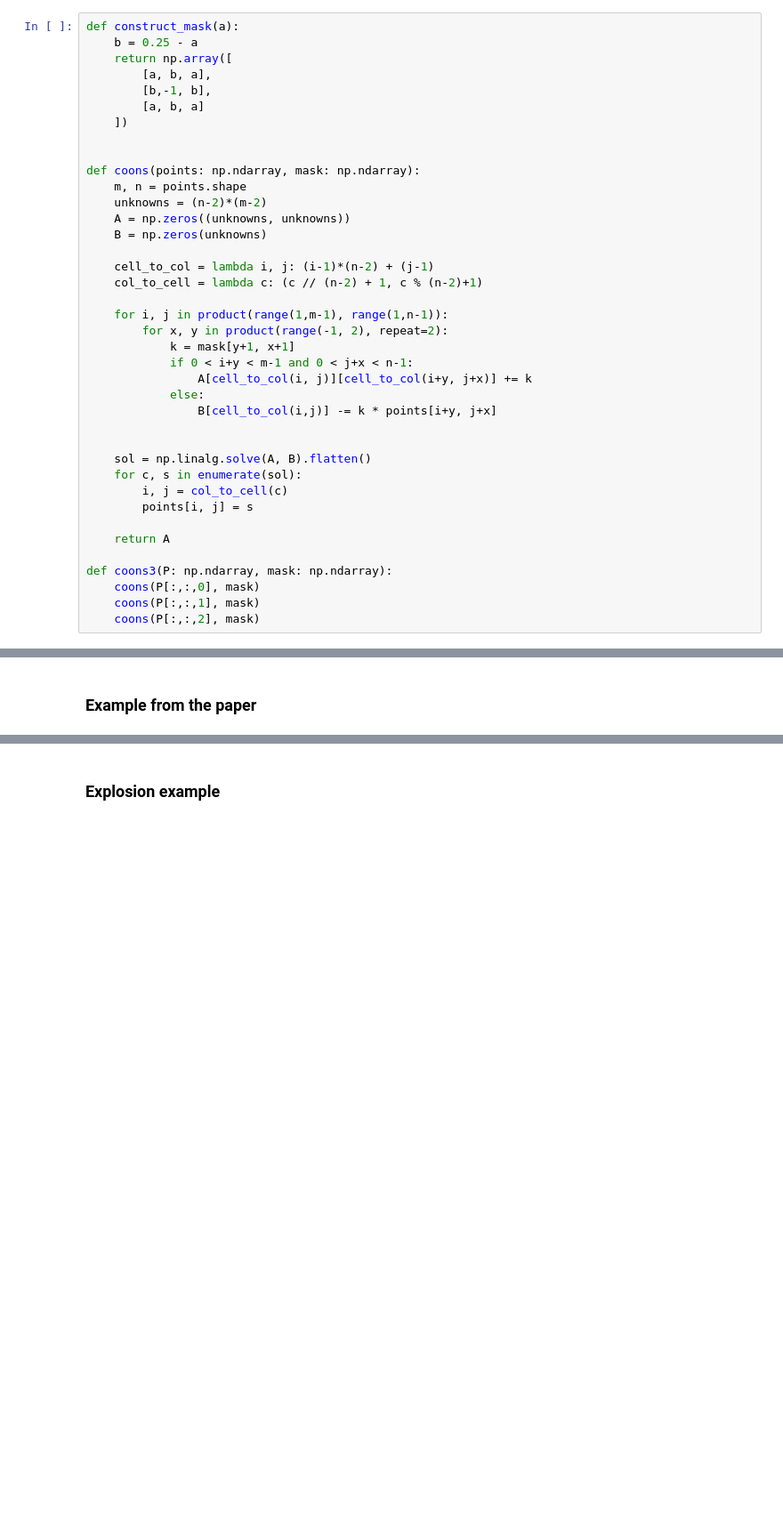
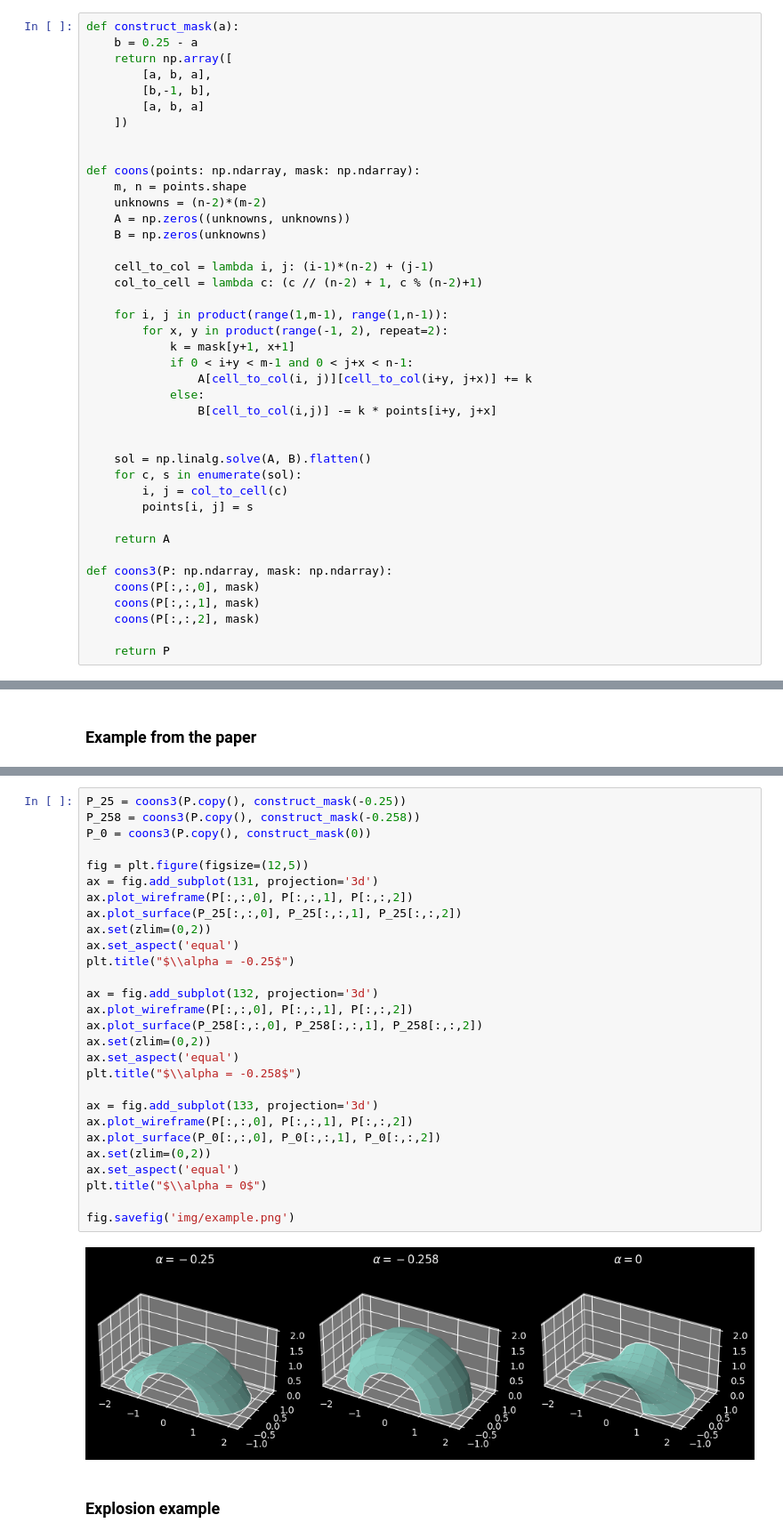
Before and after one commit to njezersek/diskrente-coonsove-ploskve-rpgo, a Jupyter notebook: coons.ipynb, the cells around one changed output, grey strips where cells are left out. Shown at 89% size. Cells and saved outputs as stored; diff of their text form; blank space fills up the shorter version.

Commit message:
Added visualizations

```diff
--- a/coons.ipynb
+++ b/coons.ipynb
@@ -273,6 +273,8 @@ def coons3(P: np.ndarray, mask: np.ndarray):
     coons(P[:,:,0], mask)
     coons(P[:,:,1], mask)
     coons(P[:,:,2], mask)
+
+    return P
 # %%
 n = 6
 m = 6
@@ -365,3 +322,33 @@ Text(0.5, 0.92, '$\\alpha = 0$')
+# %%
+P_25 = coons3(P.copy(), construct_mask(-0.25))
+P_258 = coons3(P.copy(), construct_mask(-0.258))
+P_0 = coons3(P.copy(), construct_mask(0))
+
+fig = plt.figure(figsize=(12,5))
+ax = fig.add_subplot(131, projection='3d')
+ax.plot_wireframe(P[:,:,0], P[:,:,1], P[:,:,2])
+ax.plot_surface(P_25[:,:,0], P_25[:,:,1], P_25[:,:,2])
+ax.set(zlim=(0,2))
+ax.set_aspect('equal')
+plt.title("$\\alpha = -0.25$")
+
+ax = fig.add_subplot(132, projection='3d')
+ax.plot_wireframe(P[:,:,0], P[:,:,1], P[:,:,2])
+ax.plot_surface(P_258[:,:,0], P_258[:,:,1], P_258[:,:,2])
+ax.set(zlim=(0,2))
+ax.set_aspect('equal')
+plt.title("$\\alpha = -0.258$")
+
+ax = fig.add_subplot(133, projection='3d')
+ax.plot_wireframe(P[:,:,0], P[:,:,1], P[:,:,2])
+ax.plot_surface(P_0[:,:,0], P_0[:,:,1], P_0[:,:,2])
+ax.set(zlim=(0,2))
+ax.set_aspect('equal')
+plt.title("$\\alpha = 0$")
+
+fig.savefig('img/example.png')
+# %% [output]
+[figure, added]
 # %% [markdown]
 ### Explosion example
 # %%
```
Also changed, not shown: parts of 8 cells of this notebook, 13 other files.
